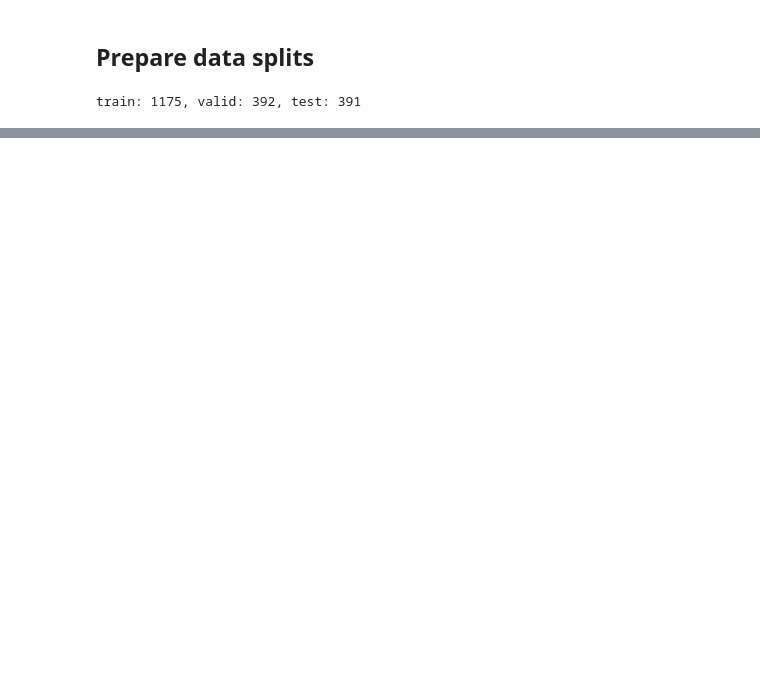
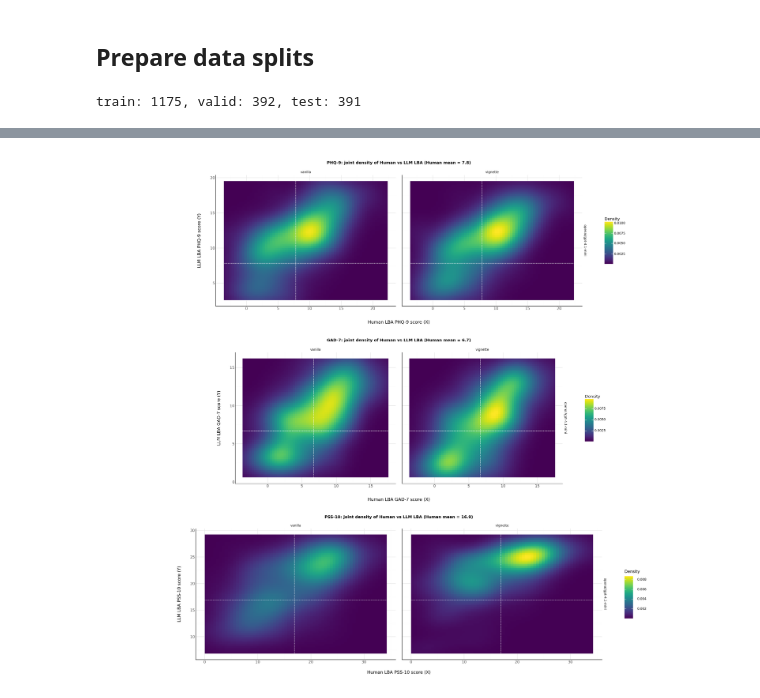
Before and after one commit to shshnk94/personallm, a Jupyter notebook: notebooks/analysis.ipynb, the cells around one changed output, grey strips where cells are left out. Drawn from its saved outputs; the diff is of its cells as text; code cells hidden in the pictures; blank space fills up the shorter version.

```diff
--- a/notebooks/analysis.ipynb
+++ b/notebooks/analysis.ipynb
@@ -224,0 +439,63 @@ pss10_plot = build_scale_plot("pss10")
+# %%
+def build_density2_plot(scale: str):
+    """2D kernel density of paired Human LBA (x) vs LLM LBA (y) continuous
+    scores, faceted by (strategy, model), drawn as a filled raster.
+
+    Both axes are unconstrained ridge predictions on the same score scale, so we
+    anchor each facet with the Human LBA mean drawn as both a vertical line (its
+    position on X) and a horizontal line (the same value on Y). The LLM density
+    mass sitting above the horizontal line is the LLM's mean elevation; mass
+    squeezed toward the lines is range compression.
+    """
+    cfg = SCALE_CONFIG[scale]
+    name = cfg["name"]
+
+    human = load_human_language_scores()
+    human = human \
+        .loc[human["scale"] == name, ["message_id", "score"]] \
+        .rename(columns={"score": "x"})
+
+    llm = load_llm_language_scores()
+    llm = llm \
+        .loc[llm["scale"] == name, ["message_id", "strategy", "model", "score"]] \
+        .rename(columns={"score": "y"})
+
+    paired = pd.merge(human, llm, on="message_id", how="inner")
+
+    human_mean = human["x"].mean()
+
+    return (
+        p9.ggplot(paired, p9.aes("x", "y"))
+        + p9.stat_density_2d(
+            p9.aes(fill="..density.."),
+            geom="raster",
+            contour=False,
+        )
+        + p9.geom_vline(xintercept=human_mean, linetype="dashed", color="white")
+        + p9.geom_hline(yintercept=human_mean, linetype="dashed", color="white")
+        + p9.scale_fill_cmap(cmap_name="viridis", name="Density")
+        + p9.facet_grid("model ~ strategy")
+        + p9.coord_fixed()
+        + p9.labs(
+            x=f"Human LBA {cfg['axis_label']} (X)",
+            y=f"LLM LBA {cfg['axis_label']} (Y)",
+            title=f"{name}: joint density of Human vs LLM LBA "
+            f"(Human mean = {human_mean:.1f})",
+        )
+        + p9.theme_minimal()
+        + p9.theme(
+            axis_line=p9.element_line(color="black"),
+            axis_title=p9.element_text(size=12),
+            axis_text=p9.element_text(size=10),
+            plot_title=p9.element_text(size=11, face="bold"),
+        )
+    )
+
+
+phq9_plot = build_density2_plot("phq9")
+gad7_plot = build_density2_plot("gad7")
+pss10_plot = build_density2_plot("pss10")
+
+(phq9_plot / gad7_plot / pss10_plot) + p9.theme(figure_size=(24, 20))
+# %% [output]
+[figure, added]
```
Also changed, not shown: parts of 18 cells of this notebook, 2 other files.
